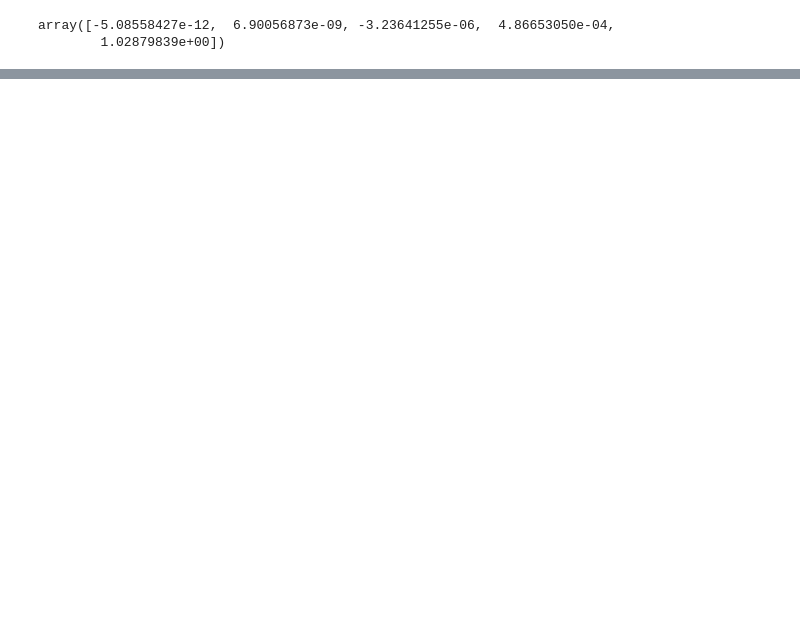
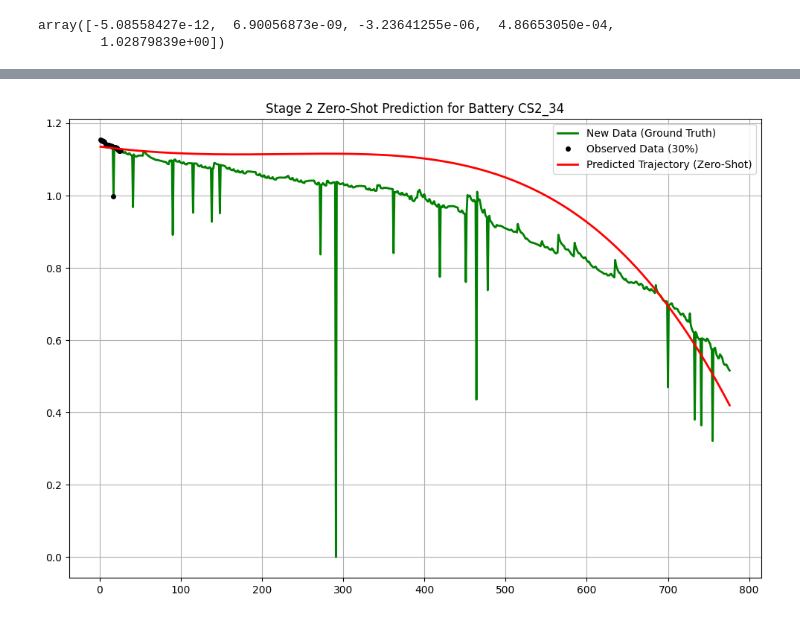
Before and after one commit to ZakAlreich/lfp-battery-degradation, a Jupyter notebook: notebooks/ResCNN+BayesianRevised.ipynb, the cells around one changed output, grey strips where cells are left out. Cells and saved outputs as stored; diff of their text form; code cells hidden in the pictures; blank space fills up the shorter version.

```diff
--- a/notebooks/ResCNN+BayesianRevised.ipynb
+++ b/notebooks/ResCNN+BayesianRevised.ipynb
@@ -1136,0 +1831,20 @@ def run_transfer_learning_test(source_index, target_index):
+# %%
+# Inspection
+print(" Inspecting Processed Battery Data")
+print(f"{'Battery Name'} | {'Cycle Life'} | {'30% Limit'} | {'VF Count'} | {'Result'}")
+
+included_count = 0
+for battery in processed_nasa_data:
+    cycle_life = battery['cycle_life']
+    early_cycle_limit = int(0.3 * cycle_life)
+
+    early_vf_values = {k: v for k, v in battery['vf_values'].items() if k < early_cycle_limit}
+    vf_count = len(early_vf_values)
+
+    result = "INCLUDE" if vf_count >= 10 else "EXCLUDE"
+    if result == "INCLUDE":
+        included_count += 1
+
+    print(f"{battery['name']:<10} | {cycle_life:<12} | {early_cycle_limit:<10} | {vf_count:<10} | {result}")
+
+print(f"\nTotal batteries included: {included_count}")
@@ -1136,0 +2149,59 @@ def run_transfer_learning_test(source_index, target_index):
+# %%
+#  Zero-Shot Test for Stage 2 (Trajectory Prediction)
+
+#  1: Choose a battery from the new test set
+# Index from 0 to len(X_test_new)
+target_index_in_test_set = 1
+
+#  2 RETRIEVE THE NECESSARY DATA
+target_battery_info = info_test[target_index_in_test_set]
+predicted_cycle_life_new = y_pred_zeroshot[target_index_in_test_set] # Use zero-shot prediction
+true_cycle_life_new = target_battery_info['cycle_life']
+
+print(f"Running Stage 2 ZERO-SHOT Test on: {target_battery_info['name']} ---")
+print(f"Using Predicted Cycle Life: {predicted_cycle_life_new:.0f} (True: {true_cycle_life_new})")
+
+# 3 PREPARE TARGET DATA FOR MCMC
+new_ground_truth_capacity = target_battery_info['capacities']
+new_ground_truth_cycles = np.arange(1, len(new_ground_truth_capacity) + 1)
+new_split_cycle = int(0.3 * true_cycle_life_new)
+
+observed_mask_new = new_ground_truth_cycles <= new_split_cycle
+observed_cycles_new = new_ground_truth_cycles[observed_mask_new]
+observed_capacity_new = new_ground_truth_capacity[observed_mask_new]
+
+# 4 RUN MCMC SAMPLER
+# Use the polynomial base model and parameters from the ORIGINAL MIT DATA
+base_model_params_full = (poly_coeffs, source_cycles[0], source_battery['cycle_life'])
+sampler = emcee.EnsembleSampler(32, 4, log_probability_poly, args=(
+    observed_cycles_new, observed_capacity_new, base_model_params_full, predicted_cycle_life_new, std_dev_prediction_error
+))
+p0 = np.array([1.0, 1.0, 0.0, np.log(0.01)]) + 1e-3 * np.random.randn(32, 4)
+sampler.run_mcmc(p0, 5000, progress=True)
+flat_samples = sampler.get_chain(discard=1000, thin=15, flat=True)
+
+#  5 VISUALIZE AND EVALUATE
+map_rho0, map_rho1, map_lambda1 = np.median(flat_samples[:, :-1], axis=0)
+map_lambda0 = source_cycles[0] - map_rho0 * observed_cycles_new[0]
+predictions = []
+for p in flat_samples[np.random.randint(len(flat_samples), size=100)]:
+    rho0, rho1, lambda1 = p[:-1]
+    lambda0 = source_cycles[0] - rho0 * observed_cycles_new[0]
+    predictions.append(transferred_model_poly([rho0, lambda0, rho1, lambda1], new_ground_truth_cycles, poly_coeffs))
+mean_prediction = np.mean(np.array(predictions), axis=0)
+
+plt.figure(figsize=(12, 8))
+plt.plot(new_ground_truth_cycles, new_ground_truth_capacity, 'g-', lw=2, label='New Data (Ground Truth)')
+plt.plot(observed_cycles_new, observed_capacity_new, 'ko', markersize=4, label='Observed Data (30%)')
+plt.plot(new_ground_truth_cycles, mean_prediction, 'r-', lw=2, label='Predicted Trajectory (Zero-Shot)')
+plt.title(f"Stage 2 Zero-Shot Prediction for Battery {target_battery_info['name']}")
+plt.legend(); plt.grid(True); plt.show()
+
+test_start_index = len(observed_cycles_new)
+y_true_test = new_ground_truth_capacity[test_start_index:]
+y_pred_test = mean_prediction[test_start_index:]
+trajectory_r2 = r2_score(y_true_test, y_pred_test)
+
+print(f"\n Zero-Shot Trajectory Performance")
+print(f"R²: {trajectory_r2:.4f}")
+# %% [output]
@@ -1136,0 +2210 @@ def run_transfer_learning_test(source_index, target_index):
+[figure, added]
```
Also changed, not shown: parts of 64 cells of this notebook.
